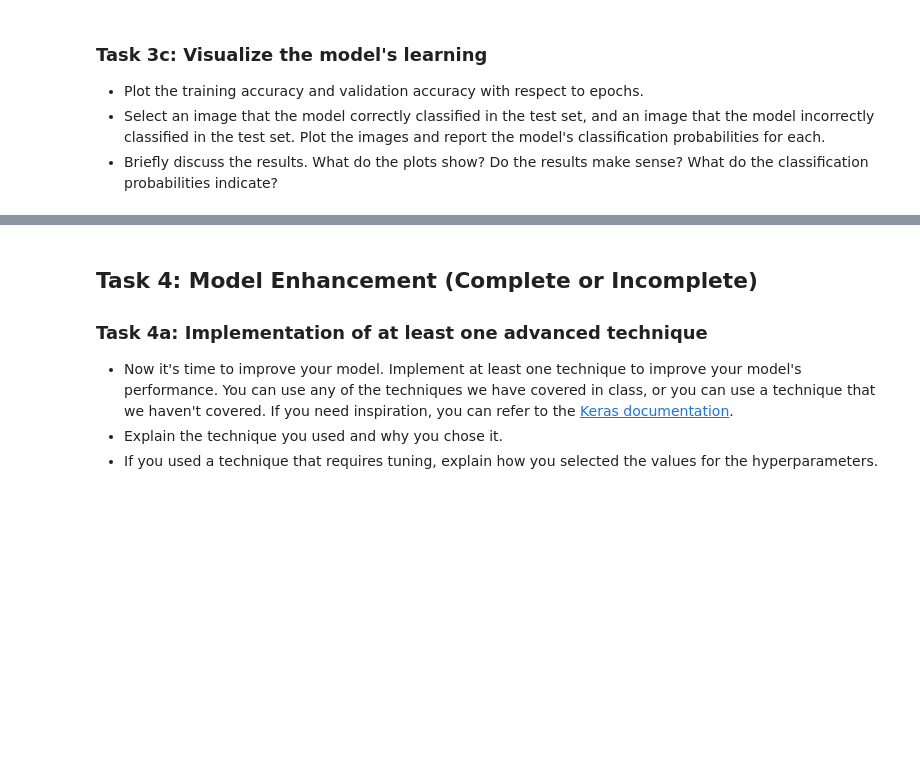
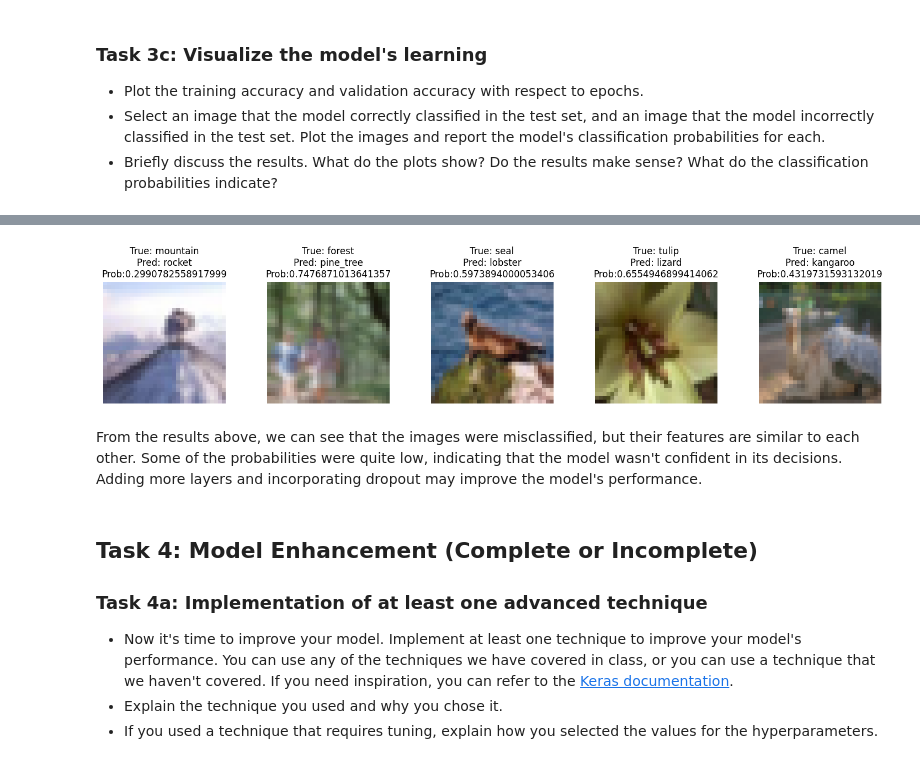
Before and after one commit to zekiyerdem/deep_learning, a Jupyter notebook: 02_activities/assignments/assignment_1.ipynb, the cells around one changed output, grey strips where cells are left out. Drawn from its saved outputs; the diff is of its cells as text; code cells hidden in the pictures; blank space fills up the shorter version.

```diff
--- a/02_activities/assignments/assignment_1.ipynb
+++ b/02_activities/assignments/assignment_1.ipynb
@@ -361,3 +347,31 @@ plt.show()
+# %%
+num_samples_to_display = 5
+
+# Let's look atht the correct;y classified images
+num_samples = min(num_samples_to_display, len(correct_indices))
+
+num_samples_to_display = 5
+
+# Ensure there are enough correct samples
+num_samples = min(num_samples_to_display, len(correct_indices))
+
+fig, axes = plt.subplots(1, num_samples, figsize=(15, 3))
+
+for i, idx in enumerate(incorrect_indices[:num_samples]):
+    image = x_test[idx]
+    true_label = y_test[idx]
+    predicted_label = y_pred_classes[idx]
+    probs=y_pred_probs[idx].max()
+    axes[i].imshow(image)
+    axes[i].set_title(f"True: {fine_labels[true_label]}\nPred: {fine_labels[predicted_label]}\nProb:{probs}")
+    axes[i].axis('off')
+
+plt.tight_layout()
+plt.show()
+# %% [output]
+[figure, added]
+# %% [markdown]
+From the results above, we can see that the images were misclassified, but their features are similar to each other. Some of the probabilities were quite low, indicating that the model wasn't confident in its decisions. Adding more layers and incorporating dropout may improve the model's performance.
 # %% [markdown]
 ## Task 4: Model Enhancement (Complete or Incomplete)
 ### Task 4a: Implementation of at least one advanced technique
```
Also changed, not shown: parts of 26 cells of this notebook.
